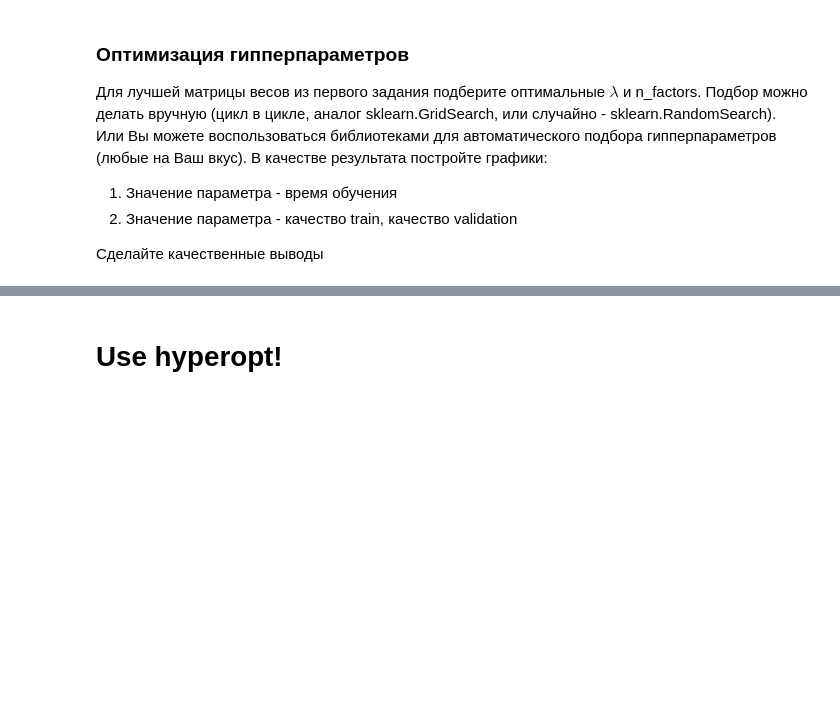
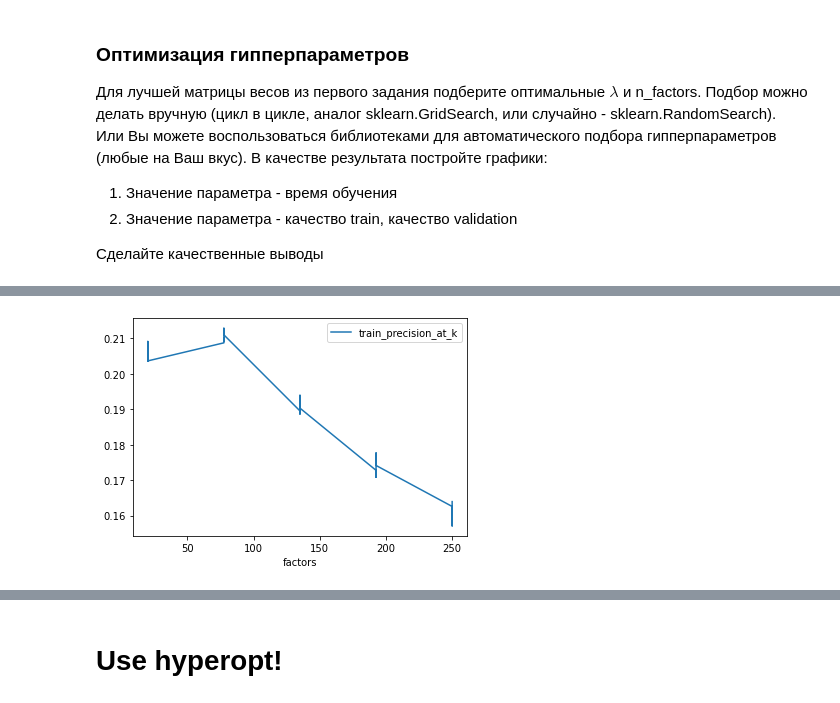
Before and after one commit to IrenAnikushina/Q4.Recommender_Systems, a Jupyter notebook: Q4_Spark.L3.ipynb, the cells around one changed output, grey strips where cells are left out. Drawn from its saved outputs; the diff is of its cells as text; code cells hidden in the pictures; blank space fills up the shorter version.

```diff
--- a/Q4_Spark.L3.ipynb
+++ b/Q4_Spark.L3.ipynb
@@ -200,0 +285,5 @@ NameError: name 'ALS' is not defined
+# %%
+summary.sort_values(by='factors').plot(x ='factors', y='train_precision_at_k', kind = 'line')
+plt.show()
+# %% [output]
+[figure, added]
```
Also changed, not shown: parts of 15 cells of this notebook.
